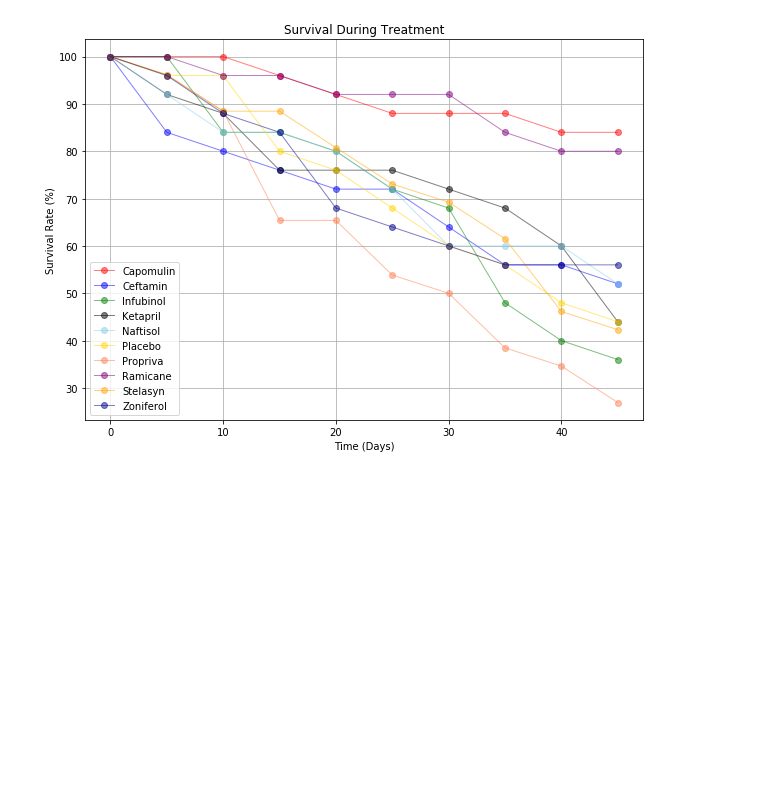
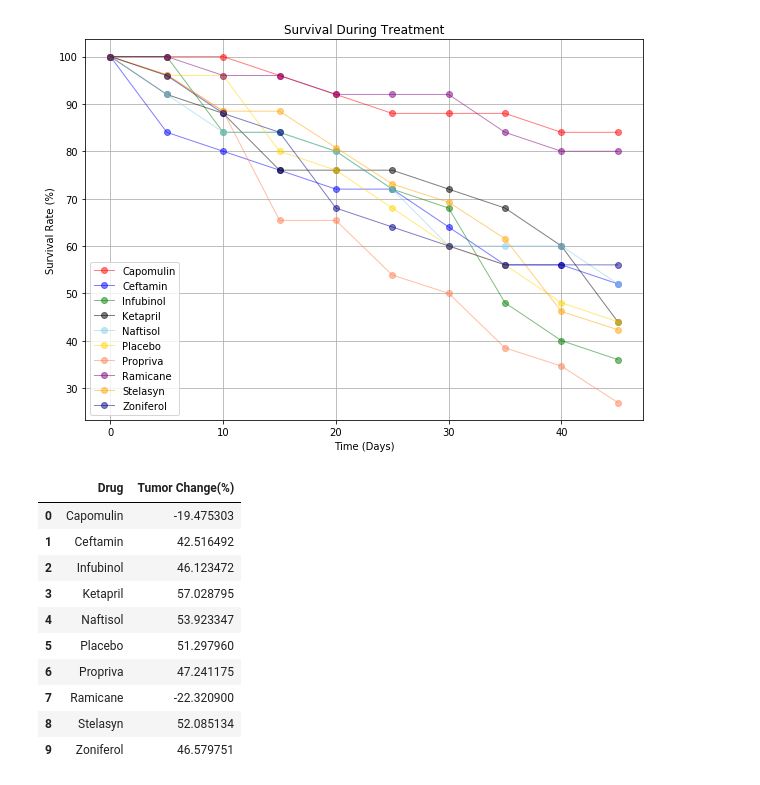
Before and after one commit to djoleary5/Pymaceuticals, a Jupyter notebook: pymaceuticals.ipynb, the cells around one changed output. Cells and saved outputs as stored; diff of their text form; code cells hidden in the pictures; blank space fills up the shorter version.

```diff
--- a/pymaceuticals.ipynb
+++ b/pymaceuticals.ipynb
@@ -306,3 +306,32 @@ plt.savefig('output/survival_data.png')
 plt.show()
 # %% [output]
 [figure]
+# %%
+# Calculate the percent changes for each drug
+drugGrp = mouse_clin.groupby('Drug')
+drugGrp = drugGrp.mean()
+drugGrp = drugGrp.reset_index()
+del drugGrp['Tumor Volume (mm3)']
+del drugGrp['Metastatic Sites']
+del drugGrp['Timepoint']
+tumorChg = []
+i = 1
+while i < 11:
+    tumorChg.append(((tumorVolTab.iat[9, i] - tumorVolTab.iat[0, i])/45)*100)
+    i = i + 1
+drugGrp['Tumor Change(%)'] = tumorChg
+
+# Display the data to confirm
+drugGrp
+# %% [output]
+|  | Drug | Tumor Change(%) |
+| 0 | Capomulin | -19.475303 |
+| 1 | Ceftamin | 42.516492 |
+| 2 | Infubinol | 46.123472 |
+| 3 | Ketapril | 57.028795 |
+| 4 | Naftisol | 53.923347 |
+| 5 | Placebo | 51.297960 |
+| 6 | Propriva | 47.241175 |
+| 7 | Ramicane | -22.320900 |
+| 8 | Stelasyn | 52.085134 |
+| 9 | Zoniferol | 46.579751 |
```
Also changed, not shown: parts of 1 cell of this notebook, 1 other file.
